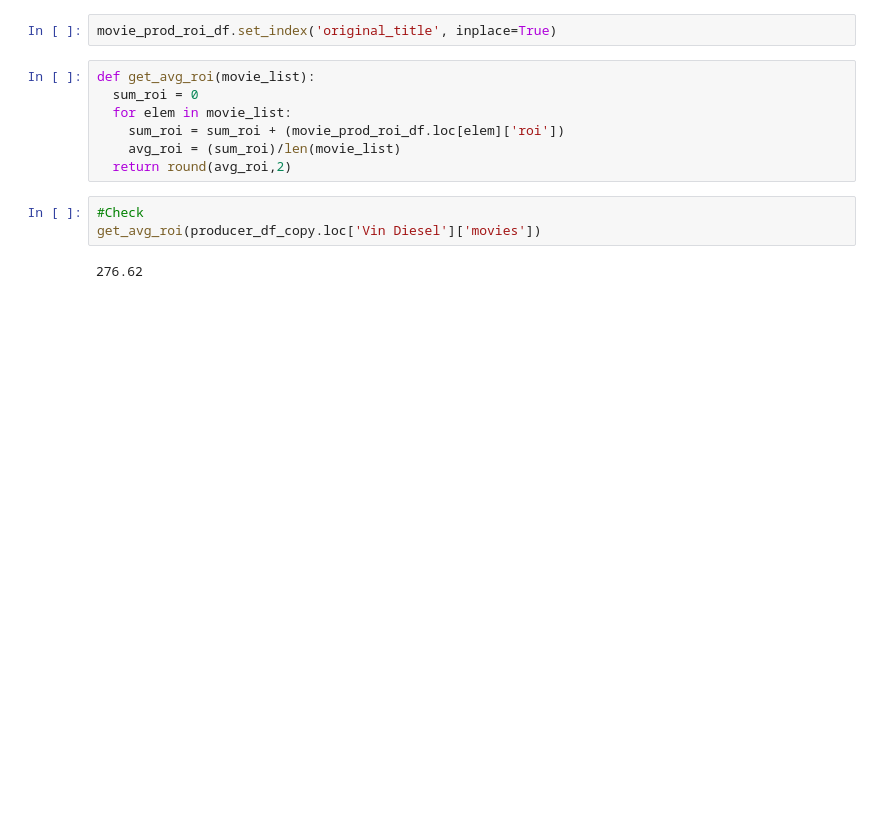
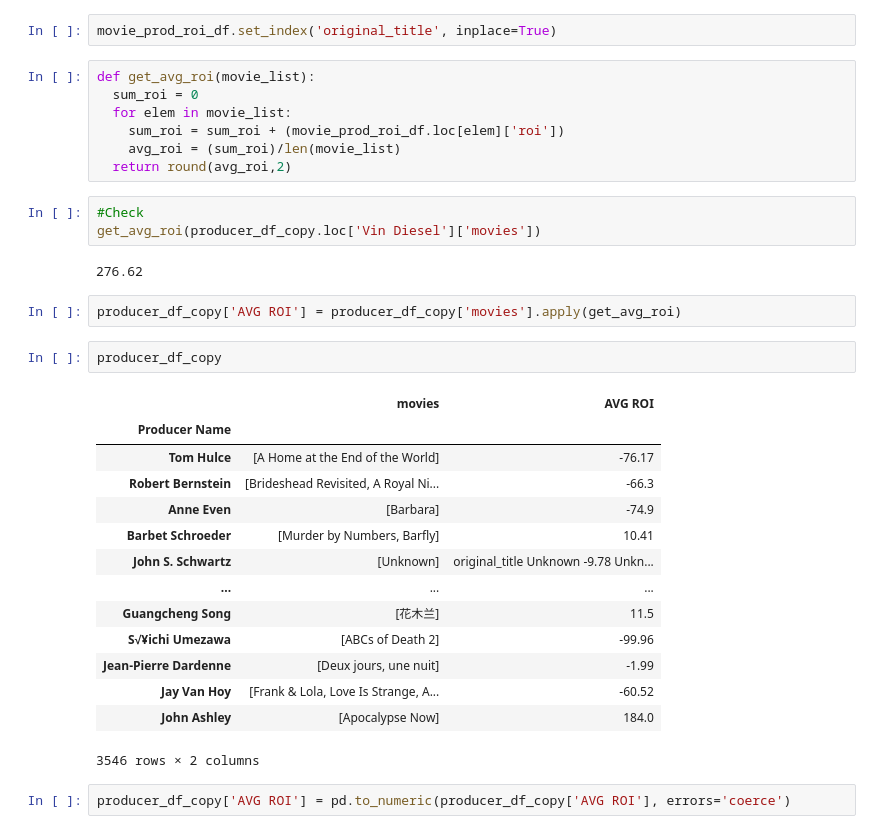
Before and after one commit to rishabhk1501/EDA-on-IMDB-Dataset, a Jupyter notebook: EDA_on_IMDB_Dataset.ipynb, the cells around one changed output. Saved outputs shown, nothing was run; the diff lists cells and outputs as text; blank space fills up the shorter version.

```diff
--- a/EDA_on_IMDB_Dataset.ipynb
+++ b/EDA_on_IMDB_Dataset.ipynb
@@ -577,3 +597,24 @@ def get_avg_roi(movie_list):
 get_avg_roi(producer_df_copy.loc['Vin Diesel']['movies'])
 # %% [output]
 276.62
+# %%
+producer_df_copy['AVG ROI'] = producer_df_copy['movies'].apply(get_avg_roi)
+# %%
+producer_df_copy
+# %% [output]
+|  | movies | AVG ROI |
+| Producer Name |  |  |
+| Tom Hulce | [A Home at the End of the World] | -76.17 |
+| Robert Bernstein | [Brideshead Revisited, A Royal Ni... | -66.3 |
+| Anne Even | [Barbara] | -74.9 |
+| Barbet Schroeder | [Murder by Numbers, Barfly] | 10.41 |
+| John S. Schwartz | [Unknown] | original_title Unknown -9.78 Unkn... |
+| ... | ... | ... |
+| Guangcheng Song | [花木兰] | 11.5 |
+| S√¥ichi Umezawa | [ABCs of Death 2] | -99.96 |
+| Jean-Pierre Dardenne | [Deux jours, une nuit] | -1.99 |
+| Jay Van Hoy | [Frank & Lola, Love Is Strange, A... | -60.52 |
+| John Ashley | [Apocalypse Now] | 184.0 |
+3546 rows × 2 columns
+# %%
+producer_df_copy['AVG ROI'] = pd.to_numeric(producer_df_copy['AVG ROI'], errors='coerce')
```
Also changed, not shown: parts of 17 cells of this notebook.
